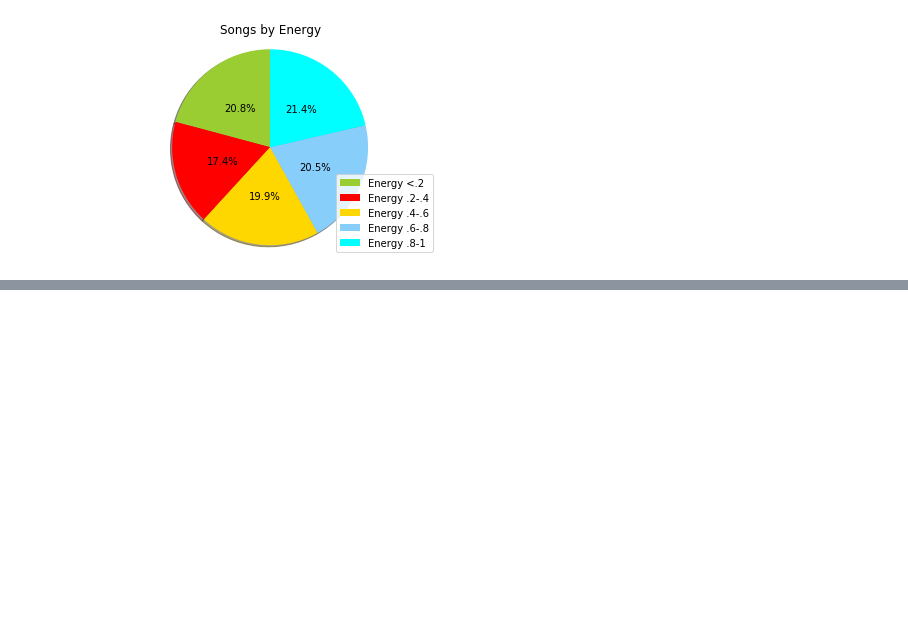
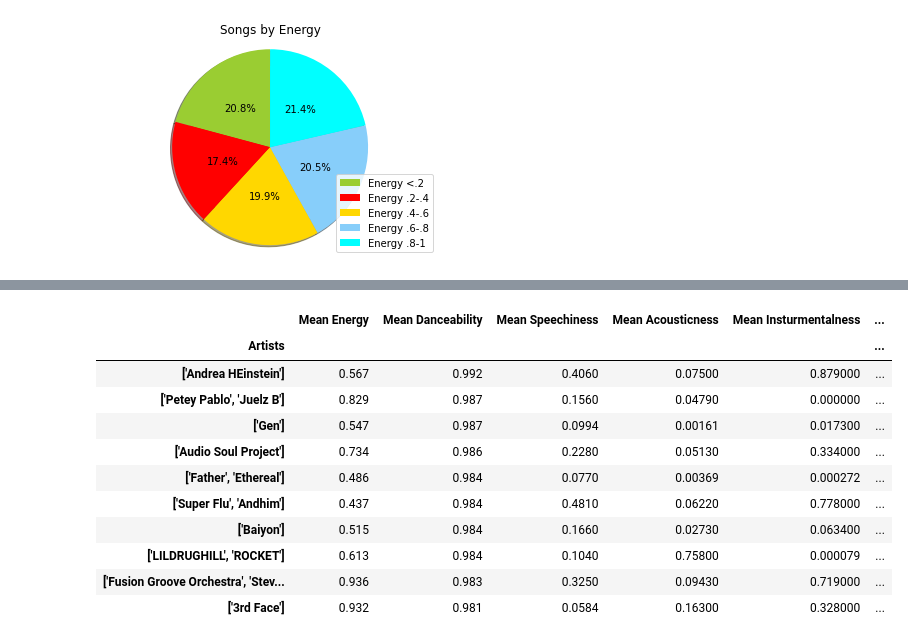
Before and after one commit to Erink8/Project1, a Jupyter notebook: track data - binned-energy.ipynb, the cells around one changed output, grey strips where cells are left out. Cells and saved outputs as stored; diff of their text form; code cells hidden in the pictures; blank space fills up the shorter version.

```diff
--- a/track data - binned-energy.ipynb
+++ b/track data - binned-energy.ipynb
@@ -206,0 +250,16 @@ plt.show()
+# %%
+top_ten_danceability = summary_by_artist.sort_values(["Mean Danceability"], ascending=False)
+top_ten_danceability.head(10)
+# %% [output]
+|  | Mean Energy | Mean Danceability | Mean Speechiness | Mean Acousticness | Mean Insturmentalness | ... |
+| Artists |  |  |  |  |  | ... |
+| ['Andrea HEinstein'] | 0.567 | 0.992 | 0.4060 | 0.07500 | 0.879000 | ... |
+| ['Petey Pablo', 'Juelz B'] | 0.829 | 0.987 | 0.1560 | 0.04790 | 0.000000 | ... |
+| ['Gen'] | 0.547 | 0.987 | 0.0994 | 0.00161 | 0.017300 | ... |
+| ['Audio Soul Project'] | 0.734 | 0.986 | 0.2280 | 0.05130 | 0.334000 | ... |
+| ['Father', 'Ethereal'] | 0.486 | 0.984 | 0.0770 | 0.00369 | 0.000272 | ... |
+| ['Super Flu', 'Andhim'] | 0.437 | 0.984 | 0.4810 | 0.06220 | 0.778000 | ... |
+| ['Baiyon'] | 0.515 | 0.984 | 0.1660 | 0.02730 | 0.063400 | ... |
+| ['LILDRUGHILL', 'ROCKET'] | 0.613 | 0.984 | 0.1040 | 0.75800 | 0.000079 | ... |
+| ['Fusion Groove Orchestra', 'Stev... | 0.936 | 0.983 | 0.3250 | 0.09430 | 0.719000 | ... |
+| ['3rd Face'] | 0.932 | 0.981 | 0.0584 | 0.16300 | 0.328000 | ... |
```
Also changed, not shown: parts of 16 cells of this notebook.
